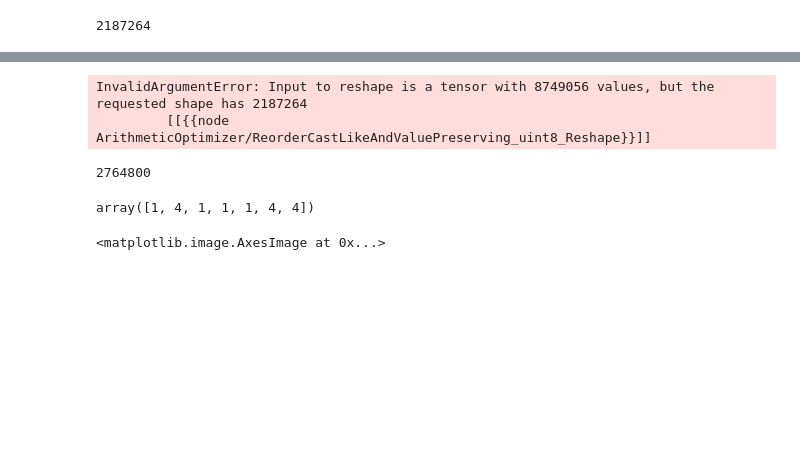
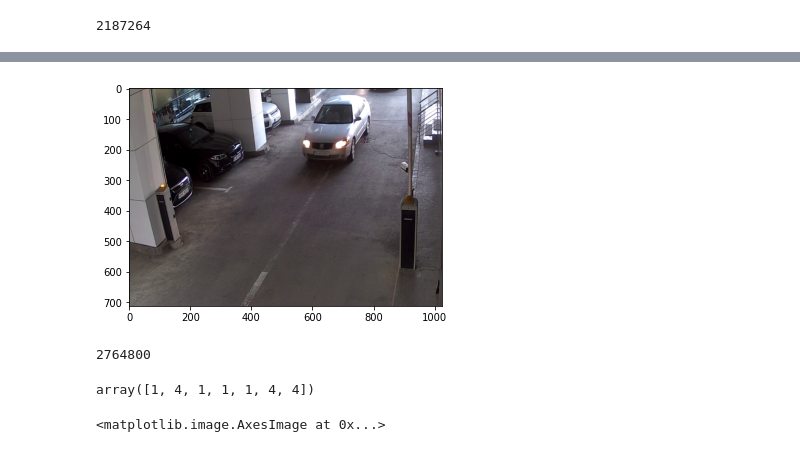
Before and after one commit to alexandragiit/git_test, a Jupyter notebook: retinanet_b.ipynb, the cells around one changed output, grey strips where cells are left out. Cells and saved outputs as stored; diff of their text form; code cells hidden in the pictures; blank space fills up the shorter version.

```diff
--- a/retinanet_b.ipynb
+++ b/retinanet_b.ipynb
@@ -817,0 +899,6 @@ def wrap_bytes(value):
+# %%
+autotune = tf.data.experimental.AUTOTUNE
+dataset = tf.data.TFRecordDataset(filenames=path_tfrecords_train)
+dataset = dataset.map(parse,  num_parallel_calls=autotune)
+# dataset =  dataset.batch(3)
+# ex = next(iter(dataset))
@@ -817,0 +943,4 @@ def wrap_bytes(value):
+# %%
+for i in train_dataset:
+    print(i[0].shape, i[1].shape)
+    break
@@ -818,3 +1024,12 @@ def wrap_bytes(value):
+# %%
+# path_tfrecords_train = "/home/alex/work/notebooks/tensorflow/test.tfrecords"
+path_tfrecords_train =  "/home/alex/projects/tensorflow/test.tfrecords"
+def wrap_float(value):
+    return tf.train.Feature(float_list=tf.train.FloatList(value=value))
+def wrap_int64(value):
+    return tf.train.Feature(int64_list=tf.train.Int64List(value=value))
+def wrap_bytes(value):
+    return tf.train.Feature(bytes_list=tf.train.BytesList(value=[value]))
 # %%
 def resize(image, bbox, size = (712, 1024)):
     w,h,_=image.shape
@@ -916,7 +1139,7 @@ def print_progress(count, total):
 # %%
 def parse(serialized):
     features = {
-        'image' : tf.io.FixedLenFeature([], tf.string),
+        'image' :tf.io.VarLenFeature(tf.float32),# tf.io.FixedLenFeature([], tf.string),
         'label' : tf.io.VarLenFeature(tf.int64),
         'bbox' : tf.io.VarLenFeature(tf.float32),
         'width' :  tf.io.FixedLenFeature([], tf.int64),
@@ -926,14 +1149,18 @@ def parse(serialized):
     parsed_example = tf.io.parse_single_example(serialized=serialized, features=features)
 
     image_raw = parsed_example['image']
-    image = tf.io.decode_raw(image_raw, tf.uint8)
-    image = tf.cast(image, tf.float32)
+    print(features['image'].dtype)
+    image_raw = tf.sparse.to_dense(image_raw)
+#     image = tf.io.decode_raw(image_raw, tf.float32)
+    image = tf.cast(image_raw, tf.float32)
+
+    print(image.shape)
 
 
     label = parsed_example['label']
     width = parsed_example['width']
     height = parsed_example['height']
-    print(width. , height)
+#     print(width. , height)
     image = tf.reshape(image, shape=[712, 1024,3])
     bbox = parsed_example['bbox']
 
@@ -949,10 +1177,11 @@ Tensor("ParseSingleExample/ParseExample/ParseExampleV2:8", shape=(), dtype=int64
-# %%
-for i in dataset:
-    print(i)
-    break
-# %% [output]
-InvalidArgumentError: Input to reshape is a tensor with 8749056 values, but the requested shape has 2187264
-         [[{{node ArithmeticOptimizer/ReorderCastLikeAndValuePreserving_uint8_Reshape}}]]
+# %%
+for i in dataset:
+    t = np.array(i[0])[:,:,[2, 1, 0]]
+    t = np.ascontiguousarray(t, dtype=np.uint8)
+    plt.imshow(t)
+    break
+# %% [output]
+[figure, added]
 # %%
 (720, 1280, 3)
 # %%
```
Also changed, not shown: parts of 29 cells of this notebook, 1 other file.
